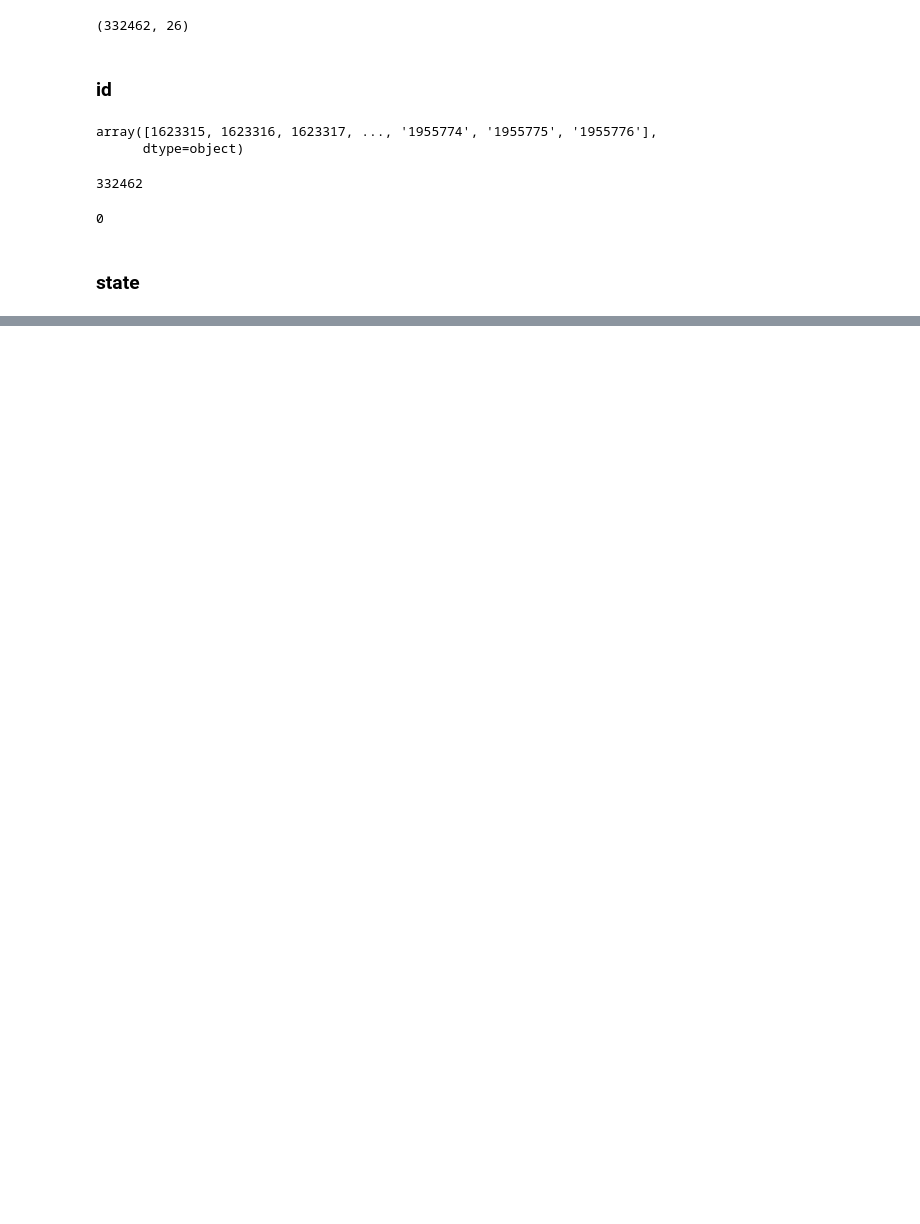
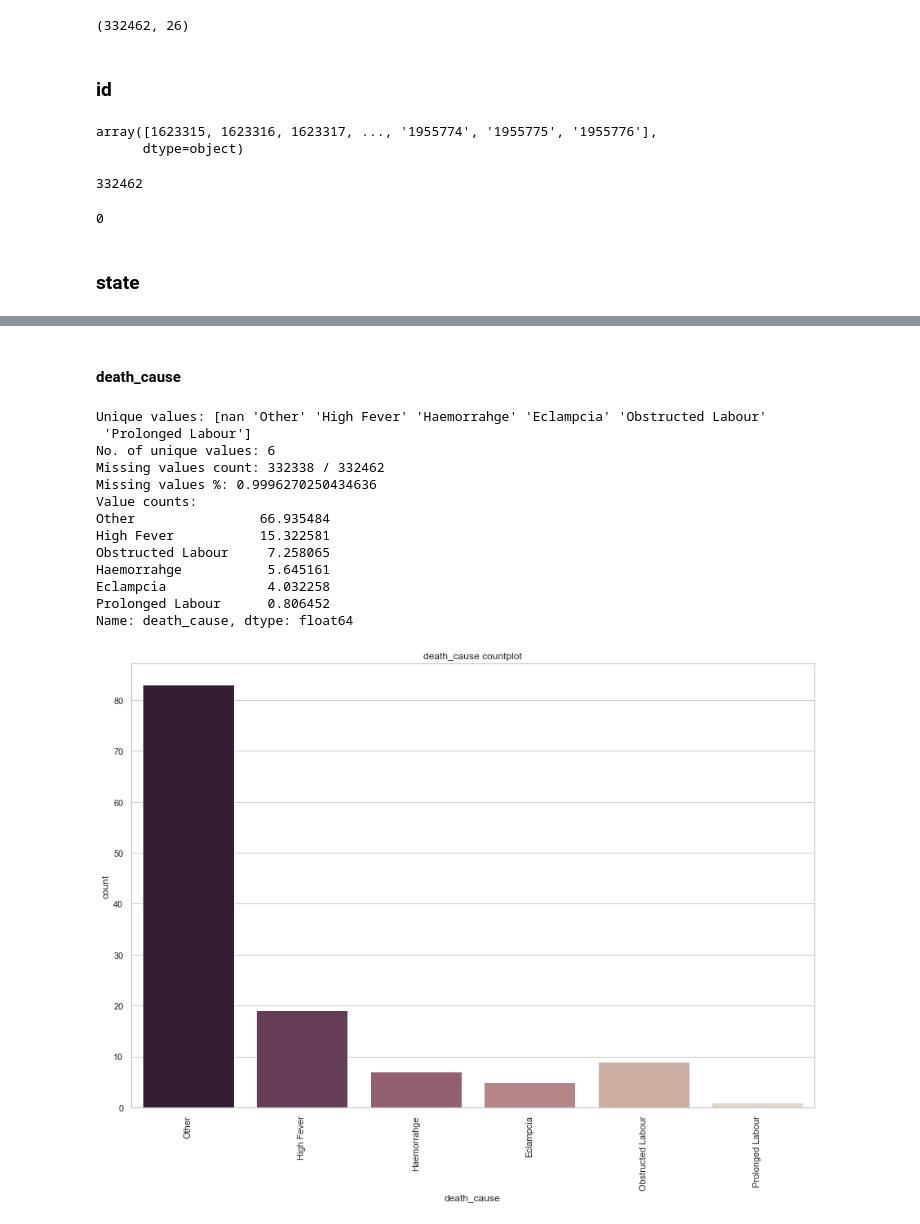
Before and after one commit to Gokul-S-Kumar/child_health_casestudy, a Jupyter notebook: notebooks/0.3-gokul-EDA_delivery.ipynb, the cells around one changed output, grey strips where cells are left out. Saved outputs shown, nothing was run; the diff lists cells and outputs as text; code cells hidden in the pictures; blank space fills up the shorter version.

```diff
--- a/notebooks/0.3-gokul-EDA_delivery.ipynb
+++ b/notebooks/0.3-gokul-EDA_delivery.ipynb
@@ -70,0 +148,19 @@ array(['Haryana'], dtype=object)
+# %% [markdown]
+#### death_cause
+# %%
+categorical_eda(df, 'death_cause', (15, 10))
+# %% [output]
+Unique values: [nan 'Other' 'High Fever' 'Haemorrahge' 'Eclampcia' 'Obstructed Labour'
+ 'Prolonged Labour']
+No. of unique values: 6
+Missing values count: 332338 / 332462
+Missing values %: 0.9996270250434636
+Value counts:
+Other                66.935484
+High Fever           15.322581
+Obstructed Labour     7.258065
+Haemorrahge           5.645161
+Eclampcia             4.032258
+Prolonged Labour      0.806452
+Name: death_cause, dtype: float64
+[figure, added]
```
Also changed, not shown: parts of 37 cells of this notebook, 11 other files.
